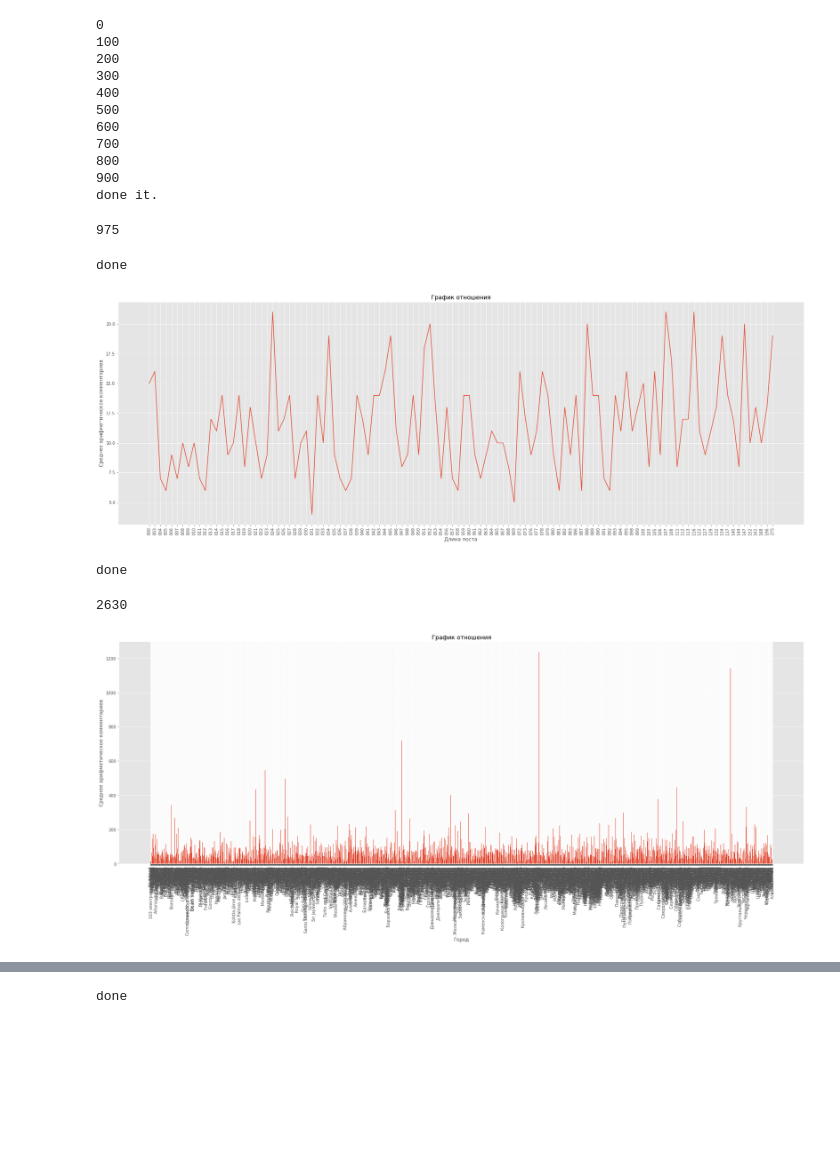
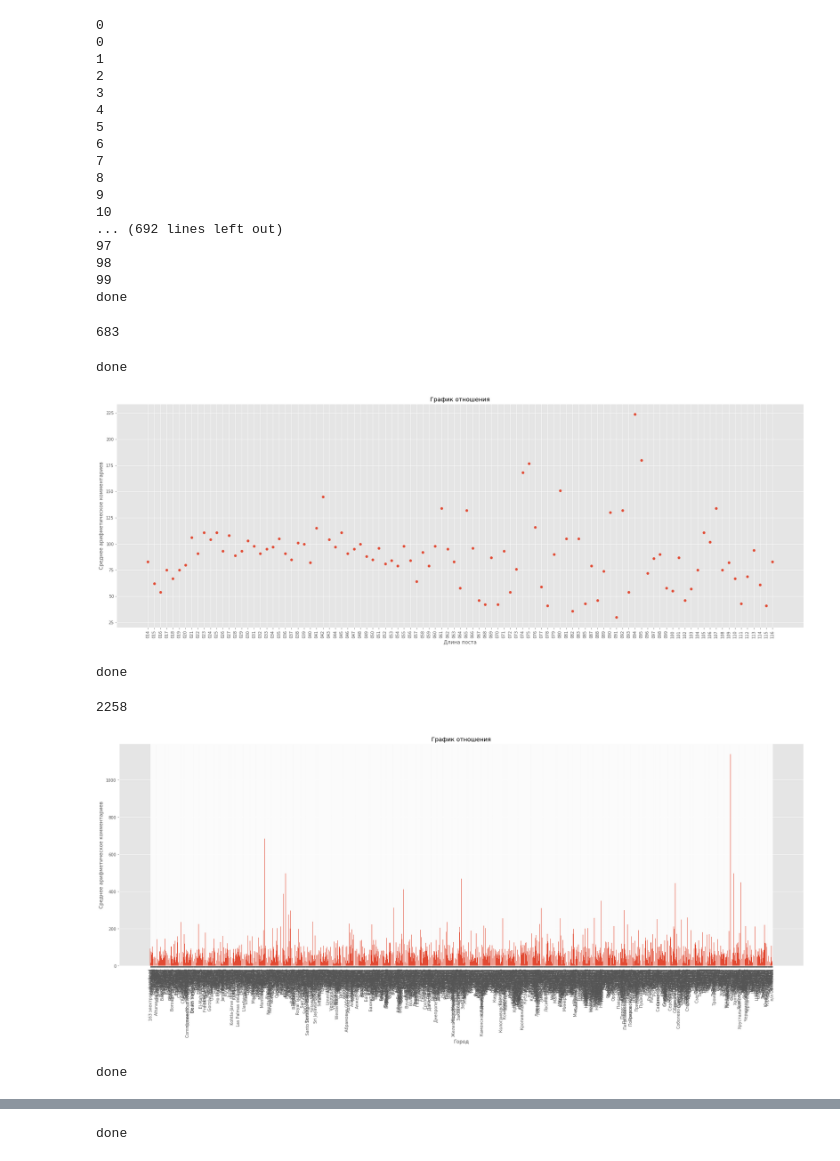
Before and after one commit to rita7798/2-course-2017-2018, a Jupyter notebook: homework/06. VK API + matplotlib/2018-04-09 дз new.ipynb, the cells around one changed output, grey strips where cells are left out. Cells and saved outputs as stored; diff of their text form; code cells hidden in the pictures; blank space fills up the shorter version.

```diff
--- a/homework/06. VK API + matplotlib/2018-04-09 дз new.ipynb
+++ b/homework/06. VK API + matplotlib/2018-04-09 дз new.ipynb
@@ -8,11 +8,16 @@ now = datetime.datetime.now()
 
 posts_to_comments = {}
 comments_to_cities = {}
+posts_to_cities = {}
+posts_to_ages = {}
 comments_to_ages = {}
 comments = []
+cities = set()
+ages = set()
 
 i = 0
 k = 0
+
 
 with open ('Mash_wall.txt', 'w', encoding='utf-8') as f:
     f.write(str(now.strftime("%d-%m-%Y %H:%M") + '\n'))
@@ -25,6 +30,7 @@ try:
             html = response.read().decode('utf-8')
         data1 = json.loads(html)
         for j in range(100):
+            #print(j)
             with open ('Mash_wall.txt', 'a', encoding='utf-8') as f:
                 f.write(data1["response"]["items"][j]['text']+'\n')
             posts_to_comments[data1["response"]["items"][j]['text']] = comments
@@ -43,6 +49,7 @@ try:
                         try:
                             if "city" in data3["response"][0]:
                                 comments_to_cities[data2["response"]["items"][n]['text']] = data3["response"][0]["city"]["title"]
+                                cities.add(data3["response"][0]["city"]["title"])
                             else:
                                 continue
                         except:
@@ -52,6 +59,7 @@ try:
                                 b = data3["response"][0]["bdate"].split('.')
                                 age = 2018 - int(b[2])
                                 comments_to_ages[data2["response"]["items"][n]['text']] = age
+                                ages.add(age)
                             else:
                                 continue
                         except:
@@ -60,6 +68,8 @@ try:
                     req = urllib.request.Request('https://api.vk.com/method/wall.getComments?owner_id=-112510789&count=100&offset={}&post_id={}&sort=asc&v=5.73&access_token={}'.format(k, data1["response"]["items"][j]['id'], key.access))
             except:
                 posts_to_comments[data1["response"]["items"][j]['text']] = comments
+                posts_to_cities[data1["response"]["items"][j]['text']] = cities
+                posts_to_ages[data1["response"]["items"][j]['text']] = ages
                 with open ('Mash_wall.txt', 'a', encoding='utf-8') as f:
                     for comment in comments:
                         if comment != '':
@@ -67,13 +77,15 @@ try:
                         else:
                             continue
                 comments = []
+                cities = set()
+                ages = set()
                 k = 0
                 with open ('Mash_wall.txt', 'a', encoding='utf-8') as f:
                     f.write('\n')
         i += 100
         req = urllib.request.Request('https://api.vk.com/method/wall.get?owner_id=-112510789&count=100&offset={}&v=5.73&access_token={}'.format(i, key.access))
-#         if i == 1000:
-#             print('done it.')
+#         if i == 700:
+#             print('done')
 #             break
 #         else:
 #             continue
@@ -85,20 +97,26 @@ with open ('Mash_wall.txt', 'a', encoding='utf-8') as f:
     f.write(str(now.strftime("%d-%m-%Y %H:%M")))
 # %% [output]
 0
-100
-200
-300
-400
-500
-600
-700
-800
-900
-done it.
+0
+1
+2
+3
+4
+5
+6
+7
+8
+9
+10
+... (692 lines left out)
+97
+98
+99
+done
 # %%
 print(len(posts_to_comments))
 # %% [output]
-975
+683
 # %%
 len_posts_to_avg_comments = {}
 
@@ -129,25 +147,25 @@ d = OrderedDict(sorted(len_posts_to_avg_comments.items(), key=lambda t: t[0]))
 # %%
 import matplotlib.pyplot as plt
 from matplotlib import style
 style.use('ggplot')
 
 
 x = []
 y = []
 
 for k,v in d.items():
     x.append(k)
     y.append(v)
 
 plt.figure(figsize=(30, 10))
-plt.plot(x, y)
+plt.scatter(x, y)
 plt.title('График отношения')
 plt.xlabel('Длина поста')
 plt.ylabel('Среднее арифметическое комментариев')
 plt.xticks(rotation=90)
 plt.savefig('plot__len_posts_to_avg_comments.png', format='png', dpi=100)
 # %% [output]
-[figure, old version]
+[figure, new version]
 # %%
 cities_to_avg_comments = {}
 
@@ -172,7 +190,7 @@ done
 d = OrderedDict(sorted(cities_to_avg_comments.items(), key=lambda t: t[0]))
 print(len(d))
 # %% [output]
-2630
+2258
 # %%
 x = []
 y = []
@@ -189,4 +207,27 @@ plt.ylabel('Среднее арифметическое комментариев
 plt.xticks(rotation=90)
 plt.savefig('plot__cities_to_avg_comments.png', format='png', dpi=100)
 # %% [output]
-[figure, old version]
+[figure, new version]
+# %%
+cities_to_avg_posts = {}
+
+for k,v in posts_to_cities.items():
+    for city in v:
+        if city not in cities_to_avg_posts:
+            l = 0
+            num = 0
+            for key, value in posts_to_cities.items():
+                for c in value:
+                    if c == city:
+                        l += len(key.split())
+                        num += 1
+                        break
+                    else:
+                        continue
+            cities_to_avg_posts[city] = round(l/num)
+        else:
+            continue
+
+print('done')
+# %% [output]
+done
```
Also changed, not shown: parts of 5 cells of this notebook, 6 other files.
